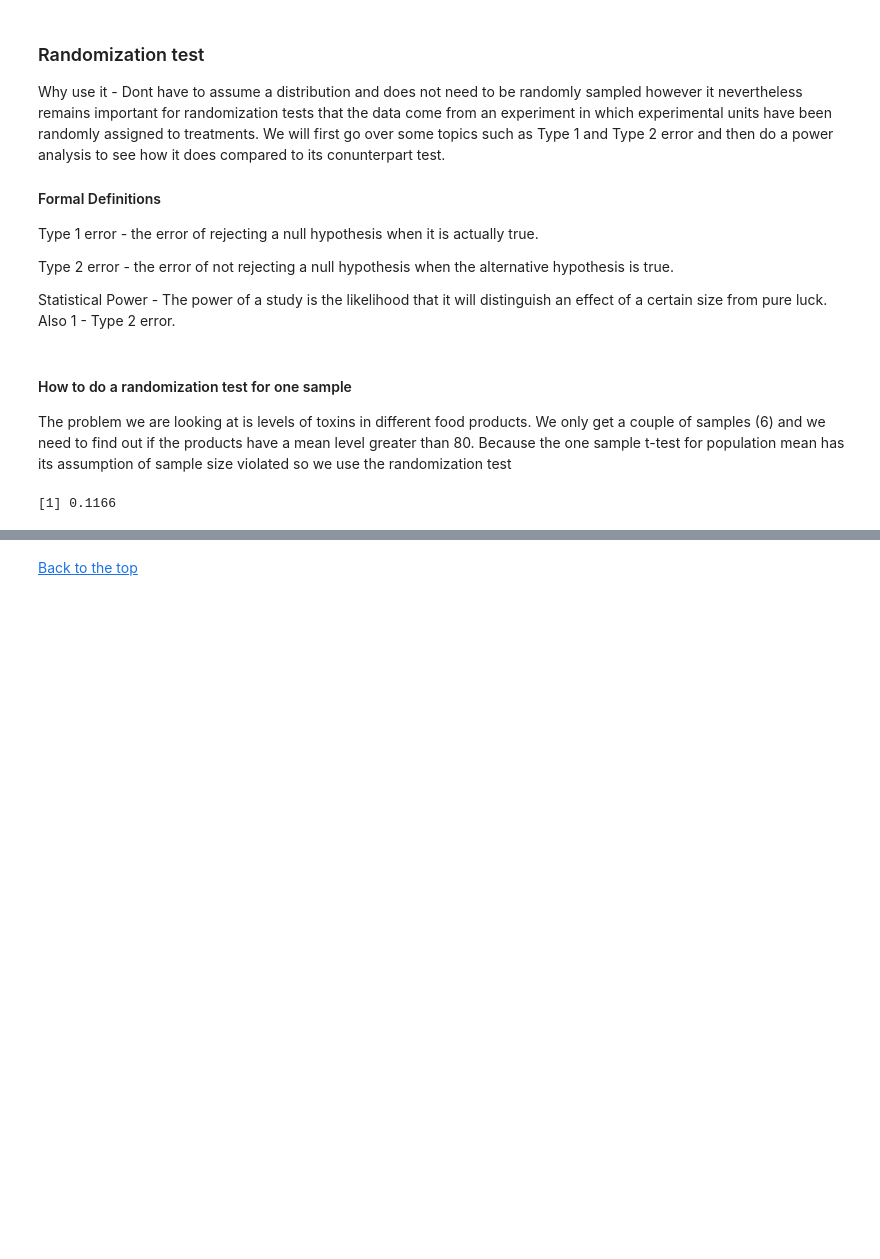
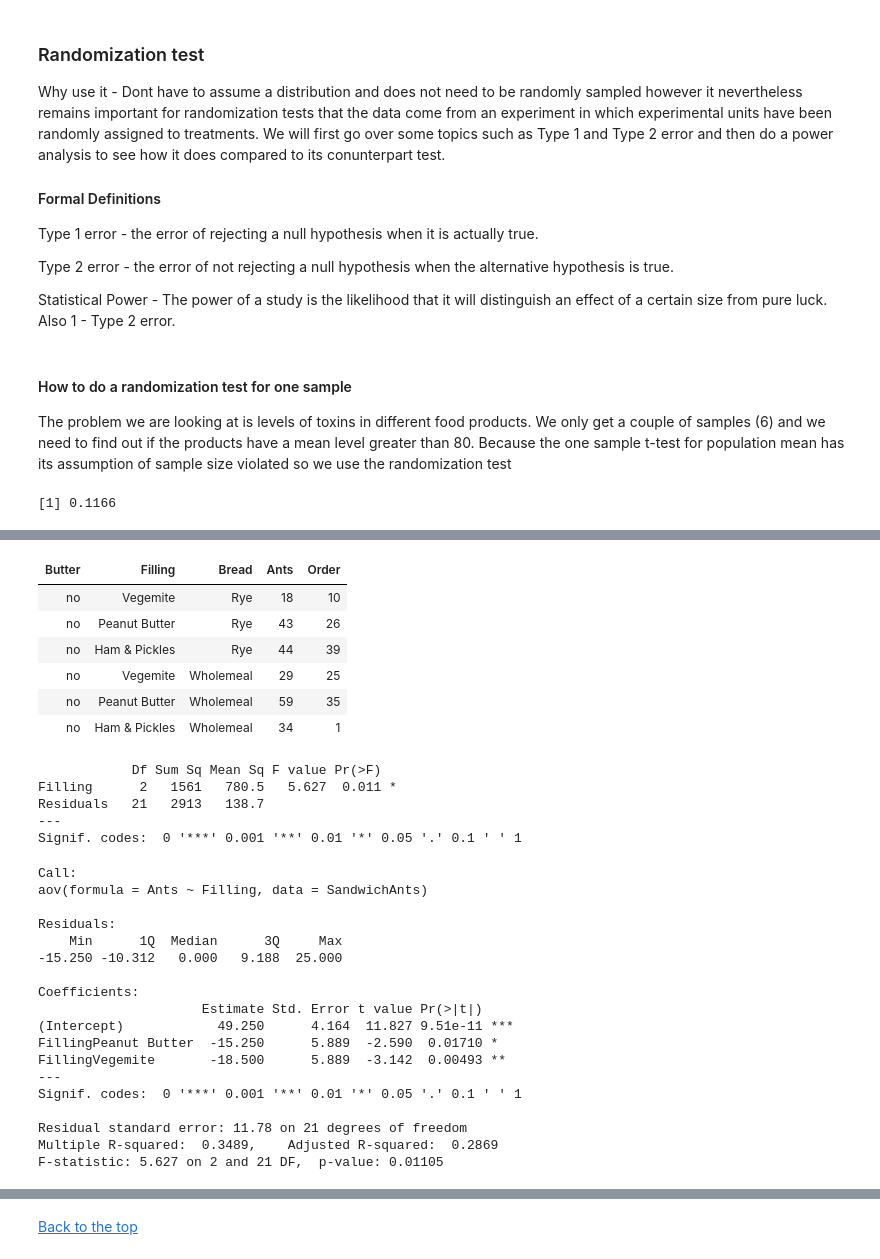
Before and after one commit to yesman89/Stats-Review, a Jupyter notebook: Stats-Review.ipynb, the cells around one changed output, grey strips where cells are left out. Cells and saved outputs as stored; diff of their text form; code cells hidden in the pictures; blank space fills up the shorter version.

```diff
--- a/Stats-Review.ipynb
+++ b/Stats-Review.ipynb
@@ -604,0 +621,37 @@ doRandTestOne(toxin, 10000, 80)
+# %%
+data(SandwichAnts)
+head(SandwichAnts)
+one.way.anova <- aov(Ants ~ Filling, data = SandwichAnts)
+summary(one.way.anova)
+summary.lm(one.way.anova)
+# %% [output]
+| Butter | Filling | Bread | Ants | Order |
+| no | Vegemite | Rye | 18 | 10 |
+| no | Peanut Butter | Rye | 43 | 26 |
+| no | Ham & Pickles | Rye | 44 | 39 |
+| no | Vegemite | Wholemeal | 29 | 25 |
+| no | Peanut Butter | Wholemeal | 59 | 35 |
+| no | Ham & Pickles | Wholemeal | 34 | 1 |
+            Df Sum Sq Mean Sq F value Pr(>F)
+Filling      2   1561   780.5   5.627  0.011 *
+Residuals   21   2913   138.7
+---
+Signif. codes:  0 '***' 0.001 '**' 0.01 '*' 0.05 '.' 0.1 ' ' 1
+Call:
+aov(formula = Ants ~ Filling, data = SandwichAnts)
+
+Residuals:
+    Min      1Q  Median      3Q     Max
+-15.250 -10.312   0.000   9.188  25.000
+
+Coefficients:
+                     Estimate Std. Error t value Pr(>|t|)
+(Intercept)            49.250      4.164  11.827 9.51e-11 ***
+FillingPeanut Butter  -15.250      5.889  -2.590  0.01710 *
+FillingVegemite       -18.500      5.889  -3.142  0.00493 **
+---
+Signif. codes:  0 '***' 0.001 '**' 0.01 '*' 0.05 '.' 0.1 ' ' 1
+
+Residual standard error: 11.78 on 21 degrees of freedom
+Multiple R-squared:  0.3489,    Adjusted R-squared:  0.2869
+F-statistic: 5.627 on 2 and 21 DF,  p-value: 0.01105
```
Also changed, not shown: parts of 2 cells of this notebook, 1 other file.
